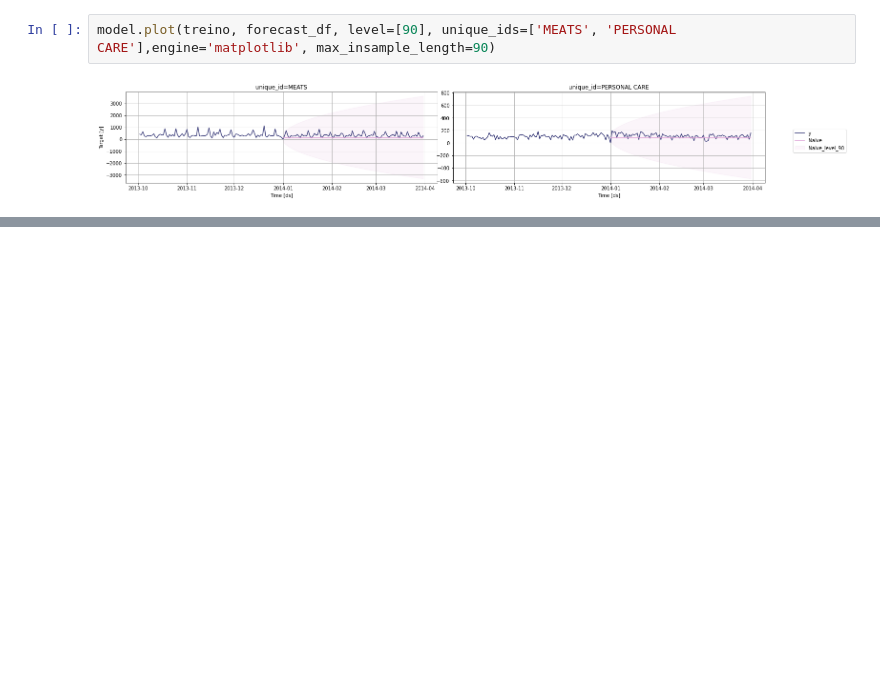
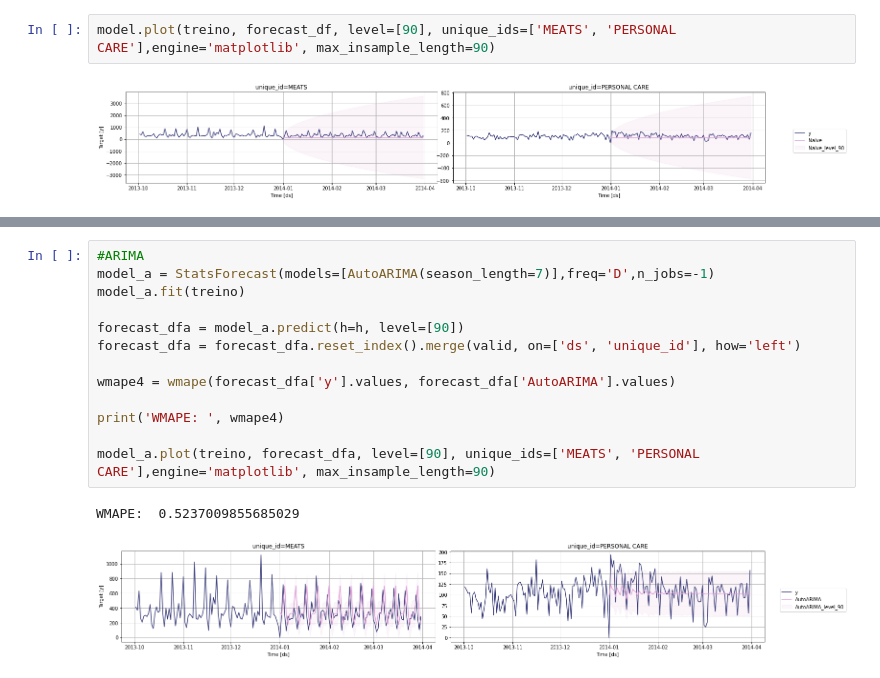
Before and after one commit to mvsampaio98/Data_Science, a Jupyter notebook: Estudos/FIAP/Fase2/17_Realizando_Forecasting.ipynb, the cells around one changed output, grey strips where cells are left out. Drawn from its saved outputs; the diff is of its cells as text; blank space fills up the shorter version.

```diff
--- a/Estudos/FIAP/Fase2/17_Realizando_Forecasting.ipynb
+++ b/Estudos/FIAP/Fase2/17_Realizando_Forecasting.ipynb
@@ -75,0 +91,16 @@ model.plot(treino, forecast_df, level=[90], unique_ids=['MEATS', 'PERSONAL CARE'
+# %%
+#ARIMA
+model_a = StatsForecast(models=[AutoARIMA(season_length=7)],freq='D',n_jobs=-1)
+model_a.fit(treino)
+
+forecast_dfa = model_a.predict(h=h, level=[90])
+forecast_dfa = forecast_dfa.reset_index().merge(valid, on=['ds', 'unique_id'], how='left')
+
+wmape4 = wmape(forecast_dfa['y'].values, forecast_dfa['AutoARIMA'].values)
+
+print('WMAPE: ', wmape4)
+
+model_a.plot(treino, forecast_dfa, level=[90], unique_ids=['MEATS', 'PERSONAL CARE'],engine='matplotlib', max_insample_length=90)
+# %% [output]
+WMAPE:  0.5237009855685029
+[figure, added]
```
Also changed, not shown: parts of 3 cells of this notebook, 2 other files.
